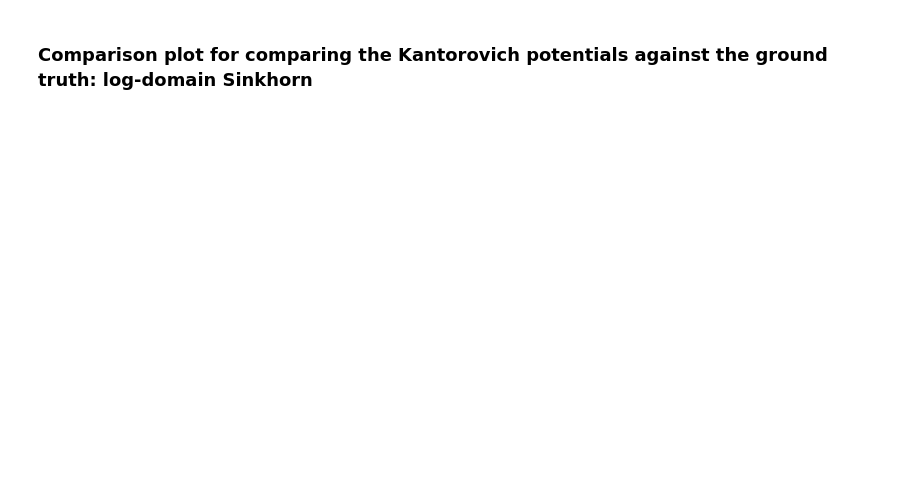
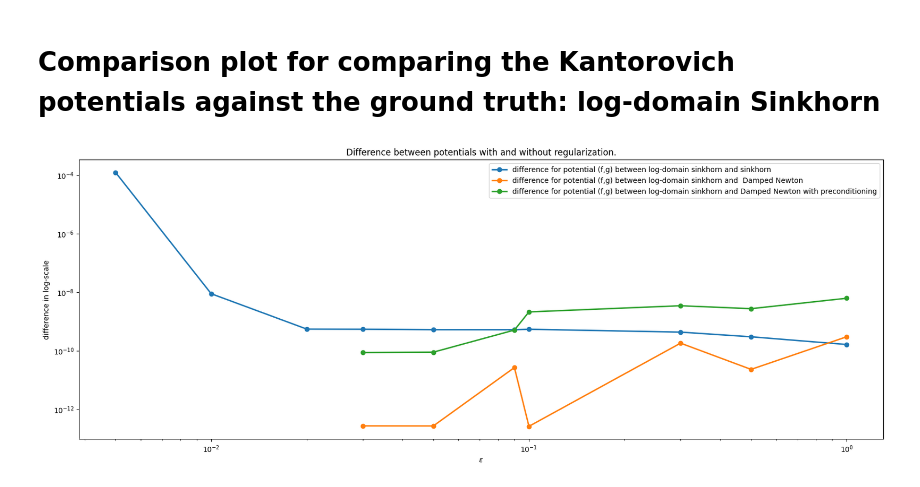
Before and after one commit to redachhaibi/computational-ot, a Jupyter notebook: ipynb/Comparisons.ipynb, the cells around one changed output. Saved outputs shown, nothing was run; the diff lists cells and outputs as text; code cells hidden in the pictures; blank space fills up the shorter version.

```diff
--- a/ipynb/Comparisons.ipynb
+++ b/ipynb/Comparisons.ipynb
@@ -279,7 +85,6 @@ def log_sinkhorn(a,b, C,epsilon,f, tol = 1e-14, niter = 500):
             print("Terminating after iteration: ",i+1)
             break
     return {
-        'coupling'   : P,
         'error'      : Err,
         'potential_f': f+epsilon*np.log(a),
         'potential_g': g+epsilon*np.log(b)  #Change of convention because of line (*)
@@ -376,8 +219,8 @@ for eps in epsilons:
 # %%
 fsinkhorn, gsinkhorn = [], []
 for i in range(len(results_Sinkhorn)):
-    fsinkhorn.append(epsilons[i]*np.log(results_Sinkhorn[i]['u']))
-    gsinkhorn.append(epsilons[i]*np.log(results_Sinkhorn[i]['v']))
+    fsinkhorn.append(results_Sinkhorn[i]['potential_f'])
+    gsinkhorn.append(results_Sinkhorn[i]['potential_g'])
 # %%
 print( "Sinkhorn keys:")
 print( out.keys() )
@@ -590,0 +635,15 @@ for i in range(len(results_logexpDampedNewton)):
+# %%
+
+# Reality checks
+print("For Damped Newton with and without precodnitioning")
+for i in range(len(results_DampedNewton)):
+    print( f'''i : {i}''')
+    # Sums of potentials f_i + g_j
+    sum_dampedNewton    = fdampednewton[i][:,None] + gdampednewton[i][None,:]
+    sum_dampedNewtonprecond = fdampednewtonwithprecond[i][:,None] + gdampednewtonwithprecond[i][None,:]
+    sum_dampedNewton    = sum_dampedNewton.squeeze()
+    sum_dampedNewtonprecond = sum_dampedNewtonprecond.squeeze()
+    print(sum_dampedNewton.shape,sum_dampedNewtonprecond.shape)
+    error     = np.linalg.norm(sum_dampedNewton-sum_dampedNewtonprecond, ord=np.inf)
+    print( "Error of sums of potentials : ", error )
+    print( "")
@@ -591,41 +668,42 @@ for i in range(len(results_logexpDampedNewton)):
 # %% [markdown]
-###  Comparison plot for comparing the Kantorovich potentials against the ground truth: log-domain Sinkhorn
+# Comparison plot for comparing the Kantorovich potentials against the ground truth: log-domain Sinkhorn
 # %%
 plt.figure( figsize = (20,7) )
 plt.title( "$$" )
 plt.title( "Difference between potentials with and without regularization." )
 
+
 difference_f = []
 difference_g = []
-for i in  range(len(epsilons)):
-    difference_f.append(np.mean(flogsinkhorn[i]-fsinkhorn[i]))
-for i in  range(len(epsilons)):
-    difference_g.append(np.mean(glogsinkhorn[i]-gsinkhorn[i]))
-plt.plot(epsilons, difference_f, label = 'difference for potential f between log-domain sinkhorn and sinkhorn', linewidth = 2, marker= 'o' )
-plt.plot(epsilons, difference_g, label = 'difference for potential g between log-domain sinkhorn and sinkhorn', linewidth = 2, marker= 'o' )
+for i in  range(len(results_Sinkhorn)):
+    difference_f.append(np.linalg.norm(unique_logSK[i][0]-unique_SK[i][0]))
+for i in  range(len(results_Sinkhorn)):
+    difference_g.append(np.linalg.norm(unique_logSK[i][1]-unique_SK[i][1]))
+plt.plot(epsilons, np.array(difference_f)+np.array(difference_g),  label = 'difference for potential (f,g) between log-domain sinkhorn and sinkhorn', linewidth = 2, marker= 'o' )
 
 
 difference_f = []
 difference_g = []
-for i in  range(len(epsilons)):
-    difference_f.append(np.mean(flogsinkhorn[i]-flogexpdampednewton[i]))
-for i in  range(len(epsilons)):
-    difference_g.append(np.mean(glogsinkhorn[i]-glogexpdampednewton[i]))
-plt.plot(epsilons, difference_f, label = 'difference for potential f between log-domain sinkhorn and log-exp Damped Newton', linewidth = 2, marker= 'o' )
-plt.plot(epsilons, difference_g, label = 'difference for potential g between log-domain sinkhorn and log-exp Damped Newton', linewidth = 2, marker= 'o' )
+for i in  range(len(results_DampedNewton)):
+    difference_f.append(np.linalg.norm(unique_logSK[i][0]-unique_dampednewton[i][0]))
+for i in  range(len(results_DampedNewton)):
+    difference_g.append(np.linalg.norm(unique_logSK[i][1]-unique_dampednewton[i][1]))
+plt.plot(epsilons[:-3], np.array(difference_f)+np.array(difference_g), label = 'difference for potential (f,g) between log-domain sinkhorn and  Damped Newton', linewidth = 2, marker= 'o' )
 
 
 difference_f = []
 difference_g = []
-for i in  range(len(epsilons[:-2])):
-    difference_f.append(np.mean(flogsinkhorn[i]-fdampednewton[i]))
-for i in  range(len(epsilons[:-2])):
-    difference_g.append(np.mean(glogsinkhorn[i]-gdampednewton[i]))
-plt.plot(epsilons[:-2], difference_f, label = 'difference for potential f between log-domain sinkhorn and Damped Newton', linewidth = 2, marker= 'o' )
-plt.plot(epsilons[:-2], difference_g, label = 'difference for potential g between log-domain sinkhorn and Damped Newton', linewidth = 2, marker= 'o' )
+for i in  range(len(results_DampedNewton)):
+    difference_f.append(np.linalg.norm(unique_logSK[i][0]-unique_dampednewtonwithprecond[i][0]))
+for i in  range(len(results_DampedNewton)):
+    difference_g.append(np.linalg.norm(unique_logSK[i][1]-unique_dampednewtonwithprecond[i][1]))
+plt.plot(epsilons[:-3], np.array(difference_f)+ np.array(difference_g), label = 'difference for potential (f,g) between log-domain sinkhorn and Damped Newton with preconditioning', linewidth = 2, marker= 'o' )
 
 plt.xlabel("$\epsilon$")
 plt.ylabel( "difference in log-scale" )
 plt.legend()
 plt.yscale( 'log' )
+plt.xscale('log')
 plt.show()
+# %% [output]
+[figure, added]
```
Also changed, not shown: parts of 44 cells of this notebook.
